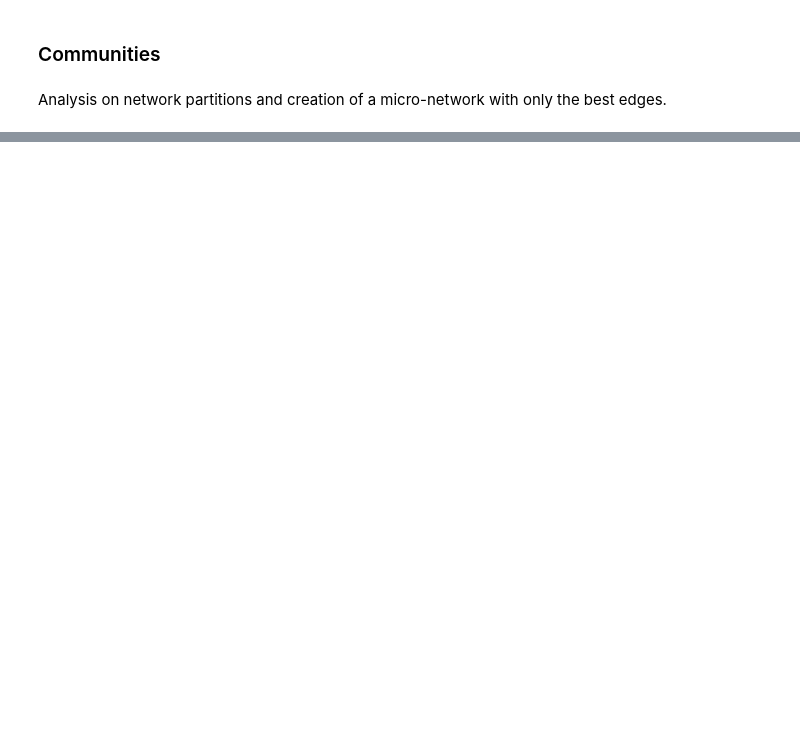
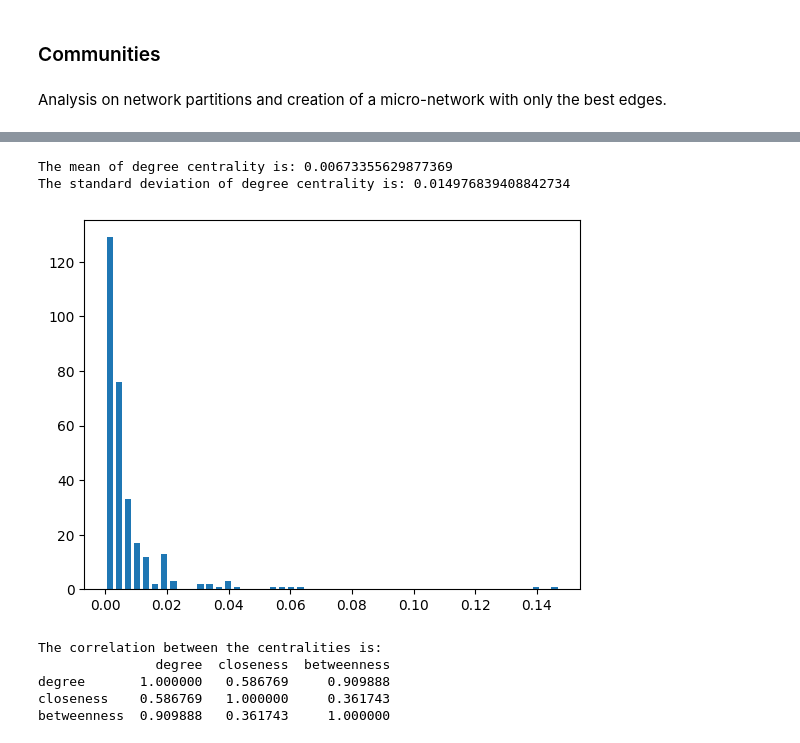
Before and after one commit to FabioCarosi/NetworkX_MarvelComics, a Jupyter notebook: marvel-network.ipynb, the cells around one changed output, grey strips where cells are left out. Saved outputs shown, nothing was run; the diff lists cells and outputs as text; code cells hidden in the pictures; blank space fills up the shorter version.

```diff
--- a/marvel-network.ipynb
+++ b/marvel-network.ipynb
@@ -479,0 +570,50 @@ plt.show()
+# %%
+# Calculate degree centralities for each node in the subgraph
+degree_centralities = nx.degree_centrality(subgraph)
+degree_values = list(degree_centralities.values())
+
+# Calculate mean and standard deviation
+mean = np.mean(degree_values)
+std = np.std(degree_values)
+
+print("The mean of degree centrality is:", mean)
+print("The standard deviation of degree centrality is:", std)
+# %% [output]
+The mean of degree centrality is: 0.00673355629877369
+The standard deviation of degree centrality is: 0.014976839408842734
+# %%
+import matplotlib.pyplot as plt
+
+# Calculate the distribution of degree centralities
+hist, bins = np.histogram(degree_values, bins=50)
+width = 0.7 * (bins[1] - bins[0])
+center = (bins[:-1] + bins[1:]) / 2
+
+# Plot the distribution
+plt.bar(center, hist, align='center', width=width)
+plt.show()
+# %% [output]
+[figure, added]
+# %%
+import pandas as pd
+
+# Calculate other centrality measures, such as closeness centrality and betweenness centrality
+closeness_centralities = nx.closeness_centrality(subgraph)
+closeness_values = list(closeness_centralities.values())
+betweenness_centralities = nx.betweenness_centrality(subgraph)
+betweenness_values = list(betweenness_centralities.values())
+
+# Create a dataframe to store the centralities
+df = pd.DataFrame({'degree': degree_values, 'closeness': closeness_values, 'betweenness': betweenness_values})
+
+# Calculate the correlation between the centralities
+correlation = df.corr()
+
+print("The correlation between the centralities is:")
+print(correlation)
+# %% [output]
+The correlation between the centralities is:
+               degree  closeness  betweenness
+degree       1.000000   0.586769     0.909888
+closeness    0.586769   1.000000     0.361743
+betweenness  0.909888   0.361743     1.000000
```
Also changed, not shown: parts of 11 cells of this notebook, 2 other files.
